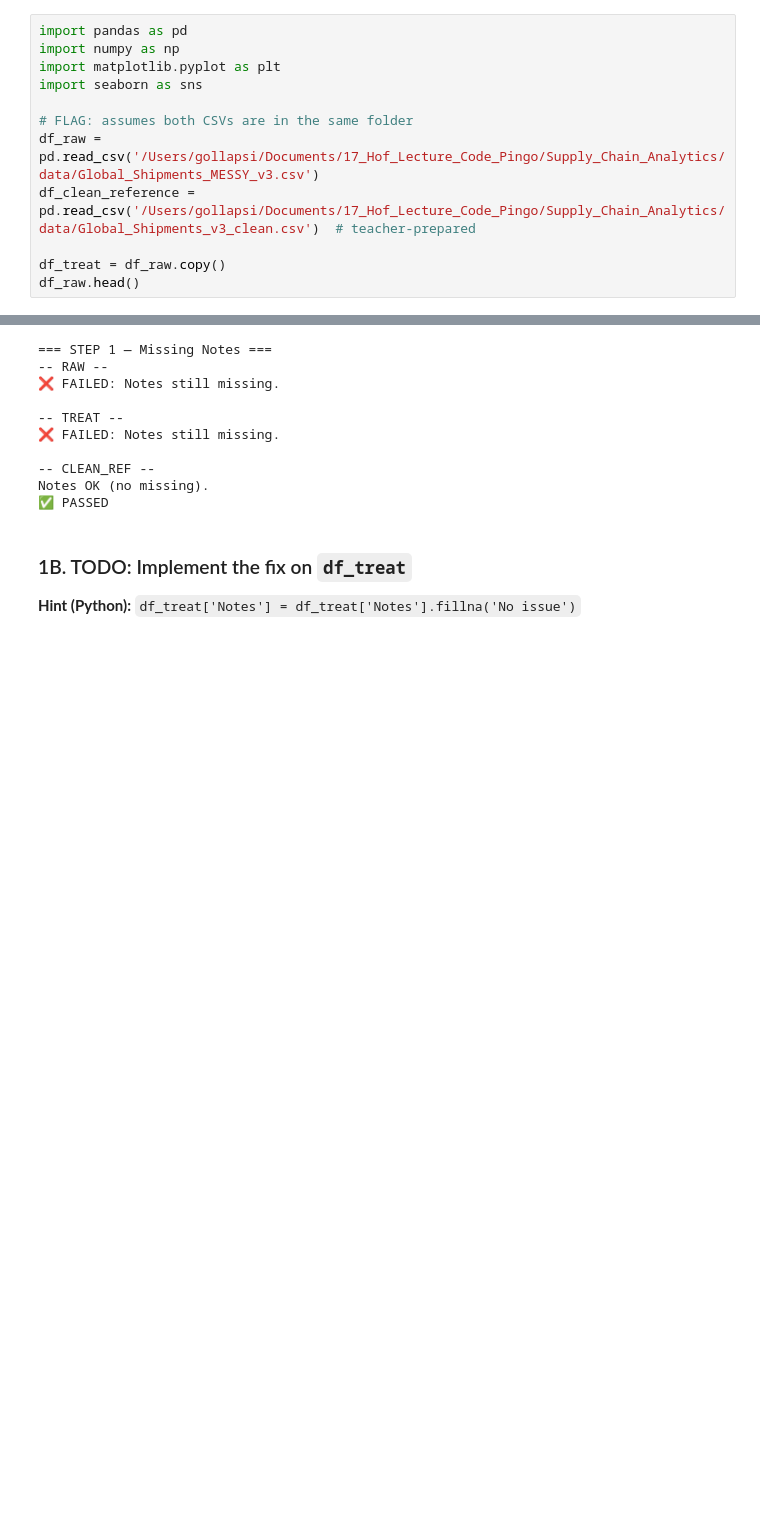
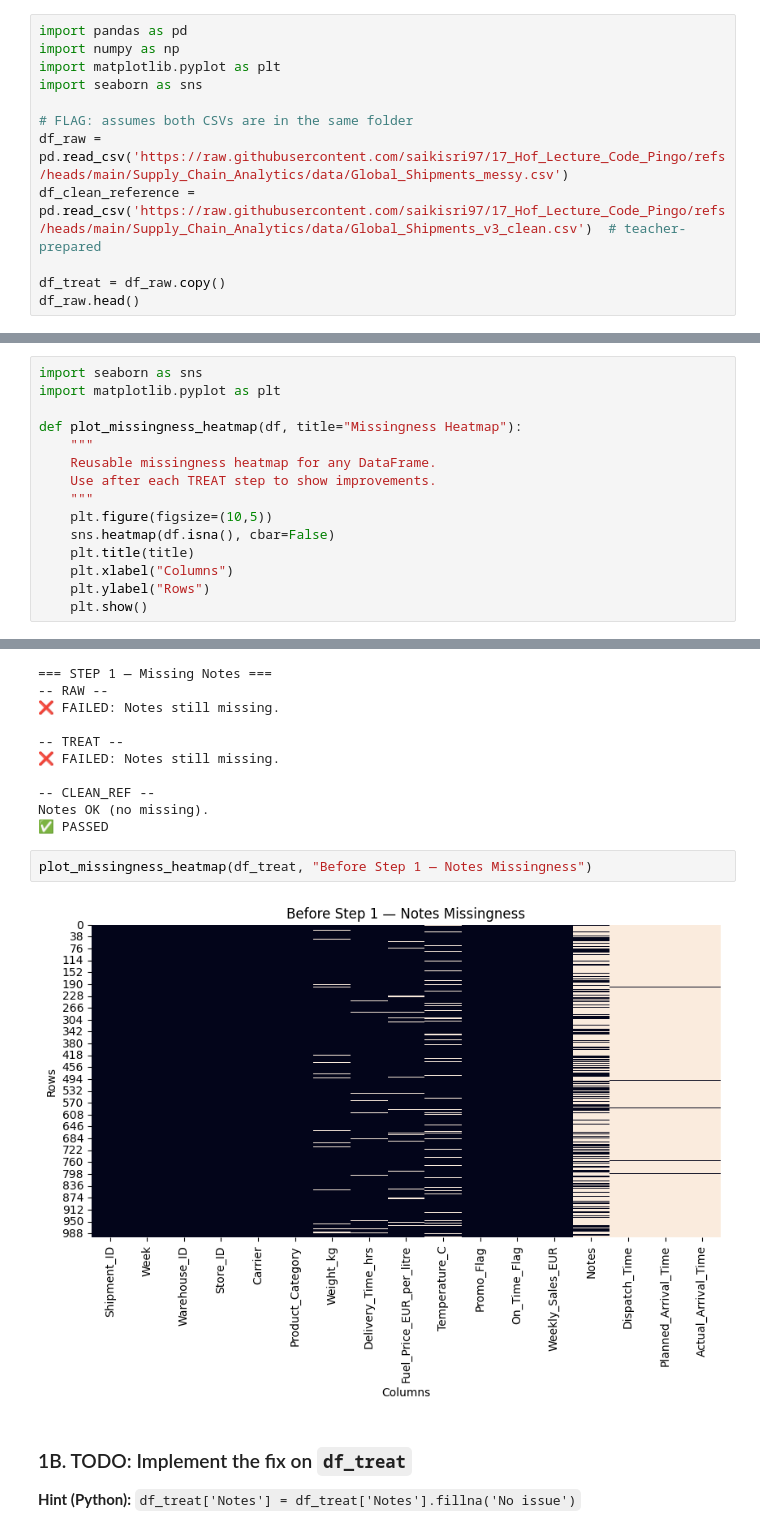
Before and after one commit to saikisri97/17_Hof_Lecture_Code_Pingo, a Jupyter notebook: Supply_Chain_Analytics/code/EDA_TREAT_6_class_version.ipynb, the cells around one changed output, grey strips where cells are left out. Drawn from its saved outputs; the diff is of its cells as text; blank space fills up the shorter version.

```diff
--- a/Supply_Chain_Analytics/code/EDA_TREAT_6_class_version.ipynb
+++ b/Supply_Chain_Analytics/code/EDA_TREAT_6_class_version.ipynb
@@ -21,8 +21,8 @@ import matplotlib.pyplot as plt
 import seaborn as sns
 
 # FLAG: assumes both CSVs are in the same folder
-df_raw = pd.read_csv('/Users/gollapsi/Documents/17_Hof_Lecture_Code_Pingo/Supply_Chain_Analytics/data/Global_Shipments_MESSY_v3.csv')
-df_clean_reference = pd.read_csv('/Users/gollapsi/Documents/17_Hof_Lecture_Code_Pingo/Supply_Chain_Analytics/data/Global_Shipments_v3_clean.csv')  # teacher-prepared
+df_raw = pd.read_csv('https://raw.githubusercontent.com/saikisri97/17_Hof_Lecture_Code_Pingo/refs/heads/main/Supply_Chain_Analytics/data/Global_Shipments_messy.csv')
+df_clean_reference = pd.read_csv('https://raw.githubusercontent.com/saikisri97/17_Hof_Lecture_Code_Pingo/refs/heads/main/Supply_Chain_Analytics/data/Global_Shipments_v3_clean.csv')  # teacher-prepared
 
 df_treat = df_raw.copy()
 df_raw.head()
@@ -43,3 +43,18 @@ def missing_report(df):
         pd.DataFrame({'Missing_Count': miss_count, 'Missing_Pct': miss_pct})
           .sort_values('Missing_Pct', ascending=False)
     )
+# %%
+import seaborn as sns
+import matplotlib.pyplot as plt
+
+def plot_missingness_heatmap(df, title="Missingness Heatmap"):
+    """
+    Reusable missingness heatmap for any DataFrame.
+    Use after each TREAT step to show improvements.
+    """
+    plt.figure(figsize=(10,5))
+    sns.heatmap(df.isna(), cbar=False)
+    plt.title(title)
+    plt.xlabel("Columns")
+    plt.ylabel("Rows")
+    plt.show()
@@ -164,6 +200,10 @@ compare_step('STEP 1 — Missing Notes', step1_check_missing_notes,
 -- CLEAN_REF --
 Notes OK (no missing).
 ✅ PASSED
+# %%
+plot_missingness_heatmap(df_treat, "Before Step 1 — Notes Missingness")
+# %% [output]
+[figure, added]
 # %% [markdown]
 ### 1B. TODO: Implement the fix on `df_treat`
 **Hint (Python):** `df_treat['Notes'] = df_treat['Notes'].fillna('No issue')`
```
Also changed, not shown: parts of 24 cells of this notebook.
